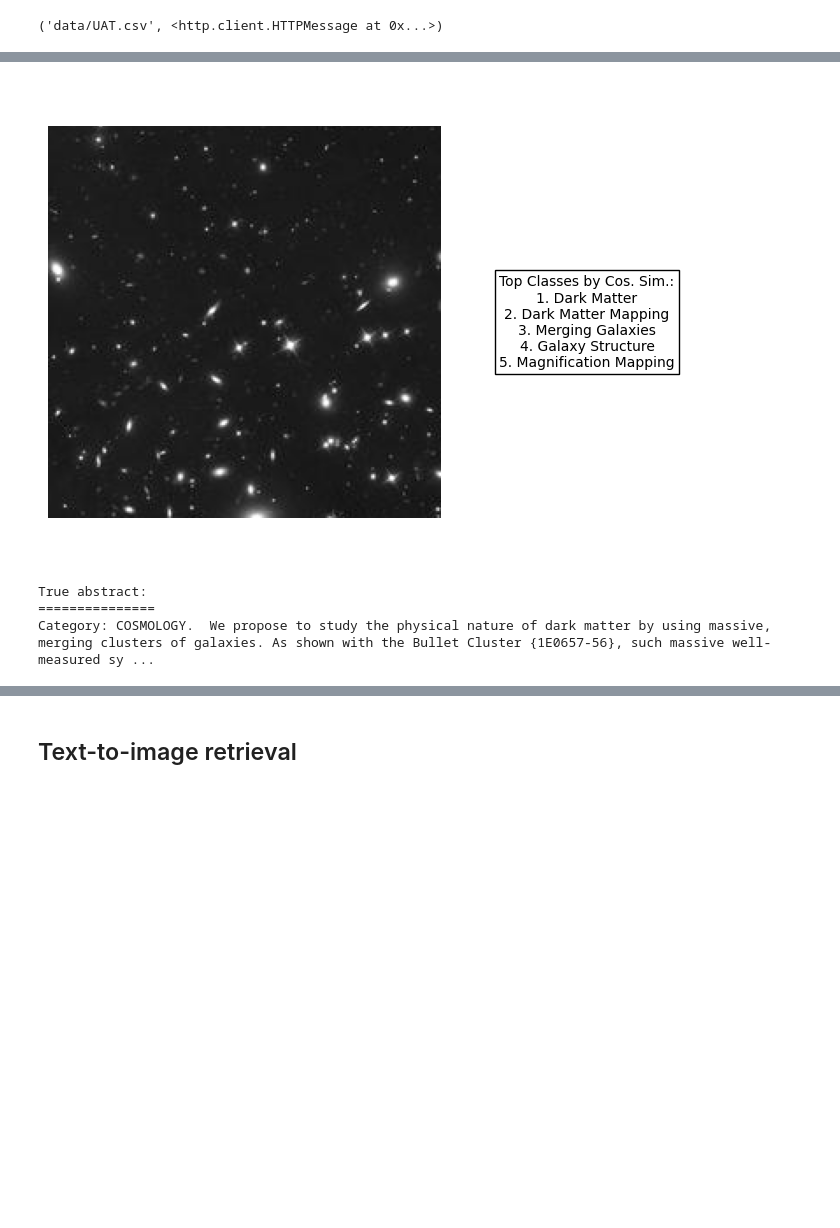
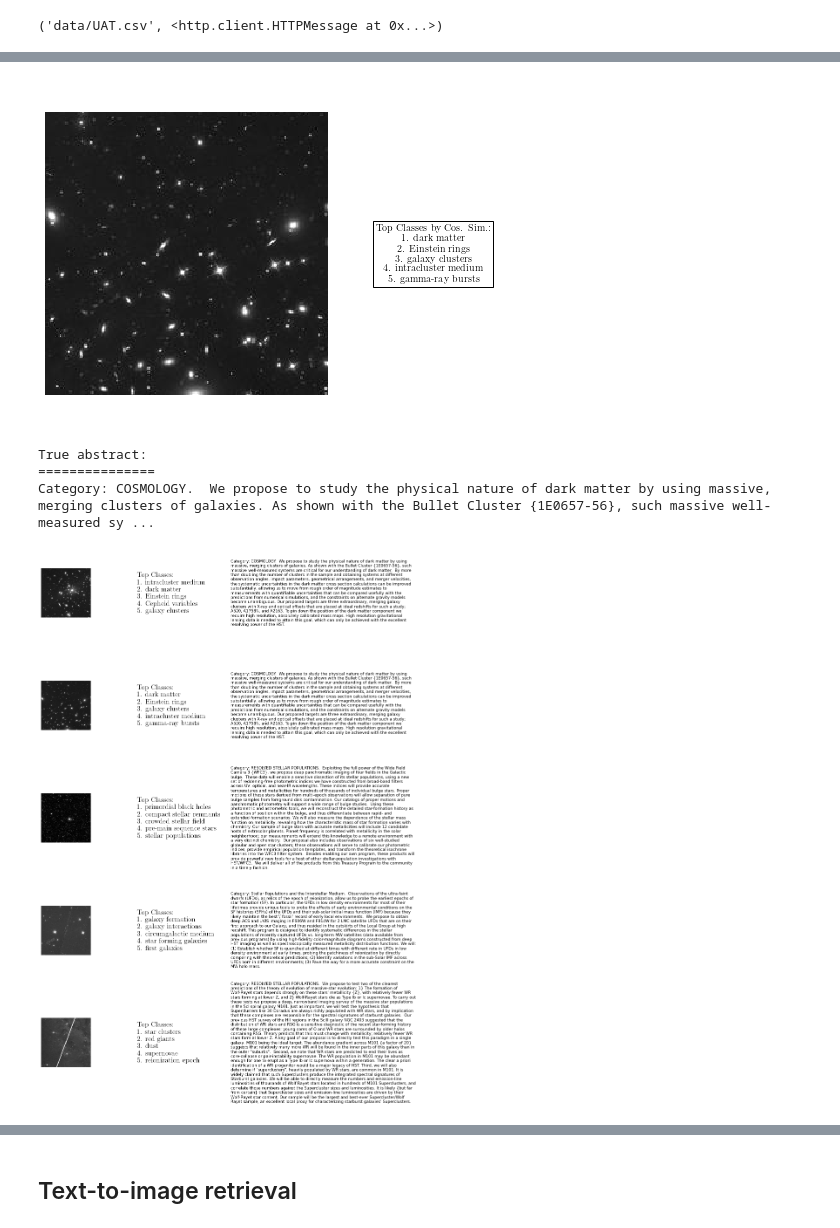
Before and after one commit to smsharma/PAPERCLIP-Hubble, a Jupyter notebook: notebooks/03_eval.ipynb, the cells around one changed output, grey strips where cells are left out. Saved outputs shown, nothing was run; the diff lists cells and outputs as text; code cells hidden in the pictures; blank space fills up the shorter version.

```diff
--- a/notebooks/03_eval.ipynb
+++ b/notebooks/03_eval.ipynb
@@ -168,9 +217,9 @@ Category: COSMOLOGY.  We propose to study the physical nature of dark matter by
 idx = 2
 
 image_feat = model.get_image_features(inputs_images['pixel_values'][idx:idx + 1], params=restored_state.params);
-text_feat = model.get_text_features(**claude_science_cat_inputs, params=restored_state.params)
+text_feat = model.get_text_features(**hubble_observation_categories_inputs, params=restored_state.params)
 
-cats = [claude_science_cat[i] for i in np.argsort(jax.vmap(cosine_similarity, in_axes=(0, None))(text_feat, image_feat[0]))[::-1]][:5]
+cats = [hubble_observation_categories[i] for i in np.argsort(jax.vmap(cosine_similarity, in_axes=(0, None))(text_feat, image_feat[0]))[::-1]][:5]
 
 display_content(images[idx], captions[idx], cats)
 
@@ -178,7 +227,51 @@ print("True abstract:")
 print("===============")
 print(captions[idx])
 # %% [output]
-[figure, old version]
+[figure, new version]
 True abstract:
 ===============
 Category: COSMOLOGY.  We propose to study the physical nature of dark matter by using massive, merging clusters of galaxies. As shown with the Bullet Cluster {1E0657-56}, such massive well-measured sy ...
+# %%
+import matplotlib.pyplot as plt
+
+# Assuming these functions and variables are already defined:
+# model, inputs_images, claude_science_cat_inputs, restored_state, display_content, images, captions, claude_science_cat
+
+indices = [0, 2, 12, 22, 26]  # Replace with your list of indices
+num_rows = len(indices)
+
+# Adjust the figsize and width_ratios as needed
+fig = plt.figure(figsize=(12, 18))  # Increased width for better layout
+gs = gridspec.GridSpec(nrows=num_rows, ncols=3, width_ratios=[2, 2, 6])
+
+for row, idx in enumerate(indices):
+    # Compute features, similarities, etc. as before
+
+    image_feat = model.get_image_features(inputs_images['pixel_values'][idx:idx + 1], params=restored_state.params);
+    text_feat = model.get_text_features(**hubble_observation_categories_inputs, params=restored_state.params)
+
+    cats = [hubble_observation_categories[i] for i in np.argsort(jax.vmap(cosine_similarity, in_axes=(0, None))(text_feat, image_feat[0]))[::-1]][:5]
+    ranked_cats = [f"{i+1}. {cls}" for i, cls in enumerate(cats)]
+    cats_text = "{Top Classes:}\n" + "\n".join(ranked_cats)
+
+    # Add image to the first column
+    ax_img = fig.add_subplot(gs[row, 0])
+    ax_img.imshow(images[idx])
+    ax_img.axis('off')
+
+    # Add science cases to the second column
+    ax_science = fig.add_subplot(gs[row, 1])
+    ax_science.text(0.1, 0.5, cats_text, va='center', ha='left', fontsize=16)
+    ax_science.axis('off')
+
+    # Add true abstract to the third column
+    ax_abstract = fig.add_subplot(gs[row, 2])
+    # Adjust the x-position and width of the text for better wrapping
+    ax_abstract.text(0.05, 0.5, captions[idx], va='center', ha='left',fontsize=9, wrap=True, usetex=False)
+    ax_abstract.axis('off')
+
+# Adjust layout and display the plot
+plt.tight_layout()
+plt.show()
+# %% [output]
+[figure, added]
```
Also changed, not shown: parts of 19 cells of this notebook, 5 other files.
